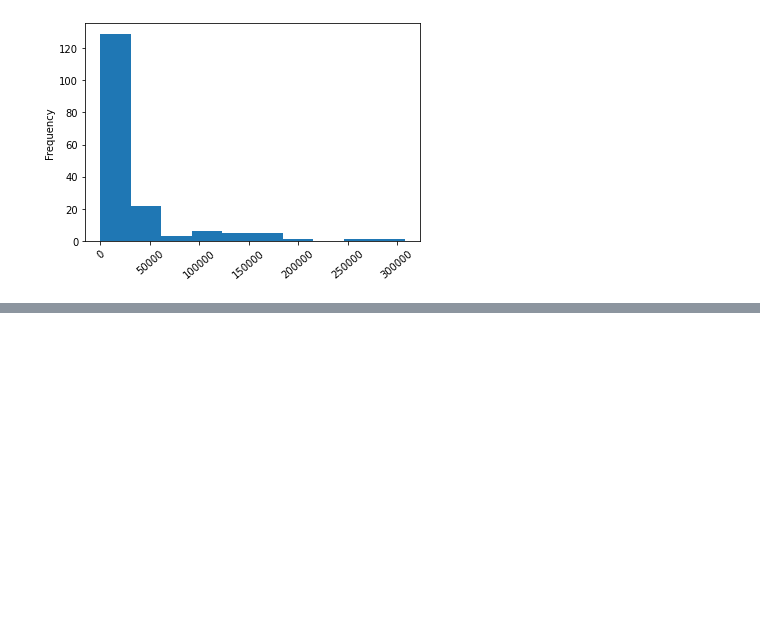
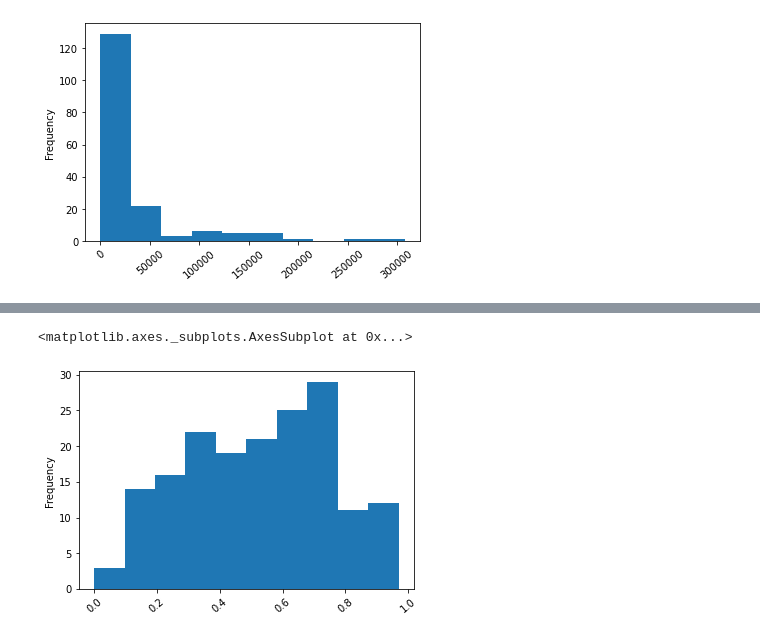
Before and after one commit to Srichand-Medagani/Data-visualizing, a Jupyter notebook: DV.ipynb, the cells around one changed output, grey strips where cells are left out. Drawn from its saved outputs; the diff is of its cells as text; code cells hidden in the pictures; blank space fills up the shorter version.

```diff
--- a/DV.ipynb
+++ b/DV.ipynb
@@ -134,0 +140,5 @@ df["Employed"].plot(kind='hist', rot=40)
+# %%
+df["ShareWomen"].plot(kind='hist', rot=40)
+# %% [output]
+<matplotlib.axes._subplots.AxesSubplot at 0x...>
+[figure, added]
```
Also changed, not shown: parts of 2 cells of this notebook, 1 other file.
